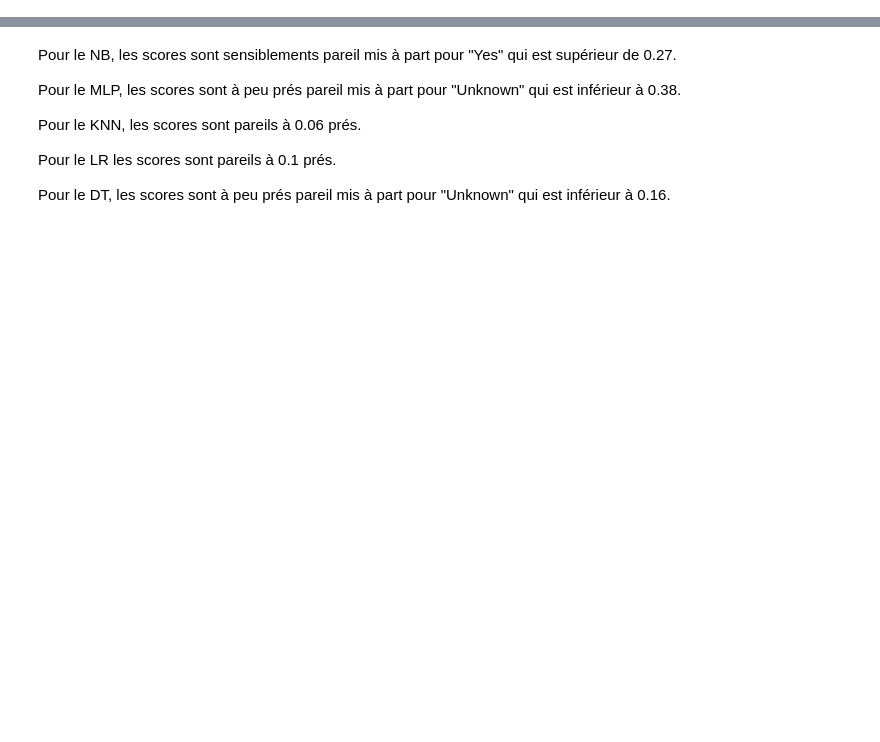
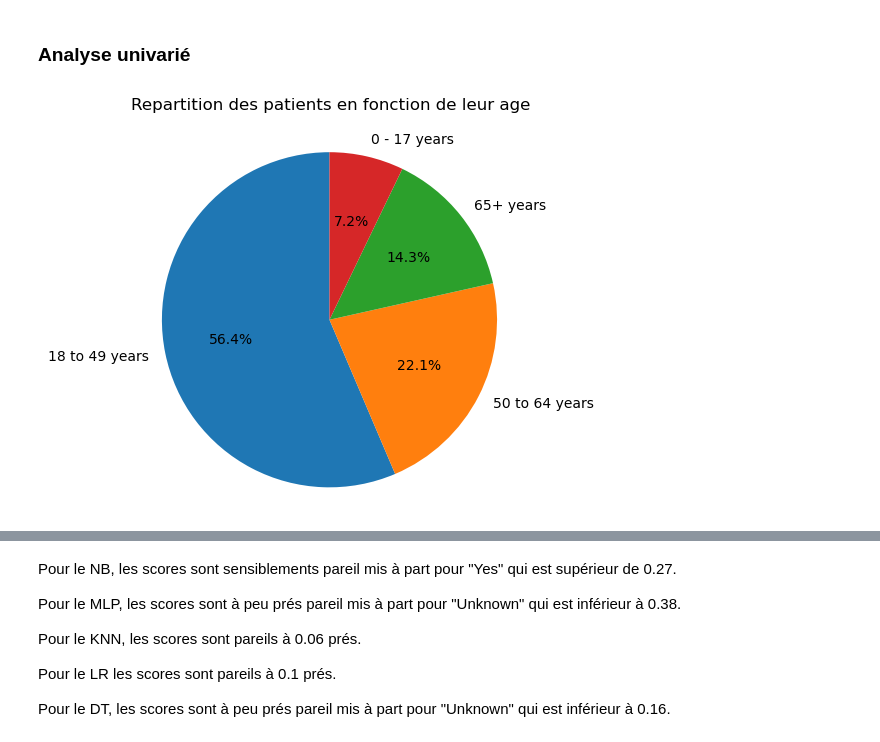
Before and after one commit to AkimSaadi/TER-Covid, a Jupyter notebook: Classifier Covid 19.ipynb, the cells around one changed output, grey strips where cells are left out. Drawn from its saved outputs; the diff is of its cells as text; code cells hidden in the pictures; blank space fills up the shorter version.

```diff
--- a/Classifier Covid 19.ipynb
+++ b/Classifier Covid 19.ipynb
@@ -232,0 +60,9 @@ def fun_decision_tree(X_train,y_train,X_test,y_test):
+# %% [markdown]
+### Analyse univarié
+# %%
+plt.pie(df_encoder['age_group'].value_counts().tolist(), labels=df['age_group'].value_counts().index.tolist(), startangle=90, autopct='%1.1f%%')
+plt.title("Repartition des patients en fonction de leur age\n")
+plt.axis('equal')
+plt.show()
+# %% [output]
+[figure, added]
```
Also changed, not shown: parts of 54 cells of this notebook, 4 other files.
